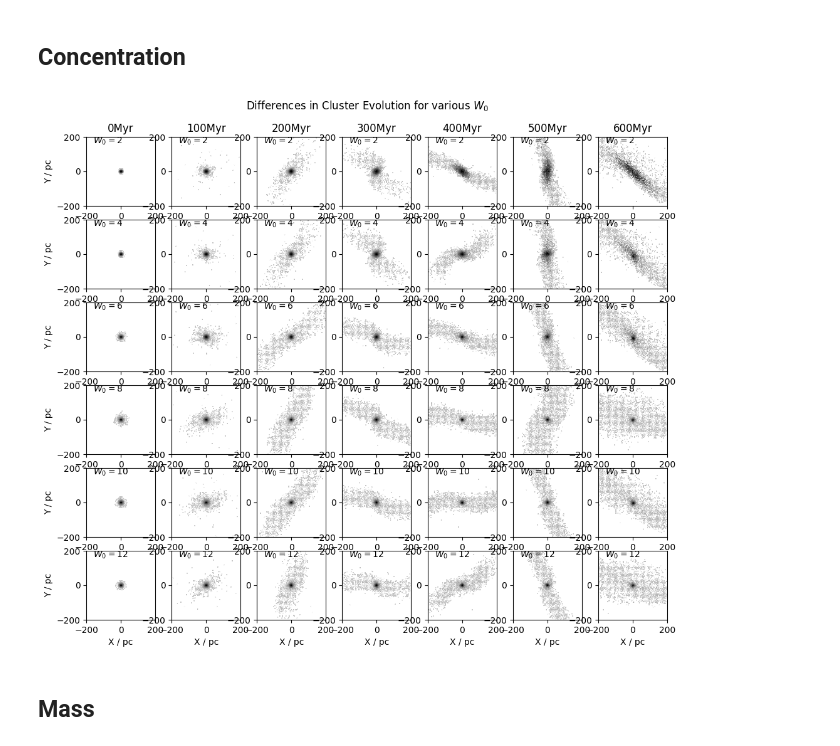
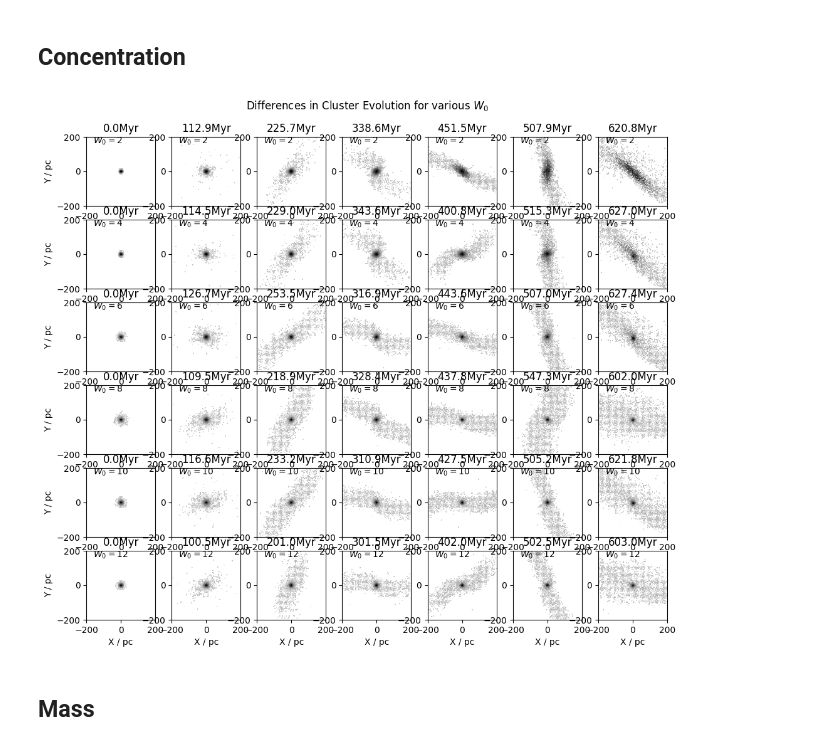
Before and after one commit to RSPicken2/stellar-streams, a Jupyter notebook: GlobularClusters.ipynb, the cells around one changed output. Cells and saved outputs as stored; diff of their text form; code cells hidden in the pictures.

Commit message:
fix time log bug

```diff
--- a/GlobularClusters.ipynb
+++ b/GlobularClusters.ipynb
@@ -149,20 +149,20 @@ run_data = {run : get_steps_at_times(path, times, run) for run, path in run_path
 # %%
 fig, axes = plt.subplots(len(runs), len(times), figsize=(12, 10))
 offset=1000
 
 
 for i, (run, (data, _, Myr_per_Nbody)) in enumerate(run_data.items()):
     for j, (time, df) in enumerate(data.items()):
         ax = axes[i][j]
         plot_clustergram(fig, ax, df['X'], df['Y'], offset=200, label=fr'$W_0={{{run}}}$',
                          xlbl='X / pc' if i == len(runs)-1 else '',
                          ylbl='Y / pc' if j==0 else '',
-                         title=f'{time}Myr' if i ==0 else '')
+                         title=f'{df.attrs['Time']:.1f}Myr')
 
 plt.suptitle(r'Differences in Cluster Evolution for various $W_0$', y=0.94)
 plt.show()
 # %% [output]
-[figure, old version]
+[figure, new version]
 # %% [markdown]
 ## Mass
 # %%
```
Also changed, not shown: parts of 1 cell of this notebook, 1 other file.
